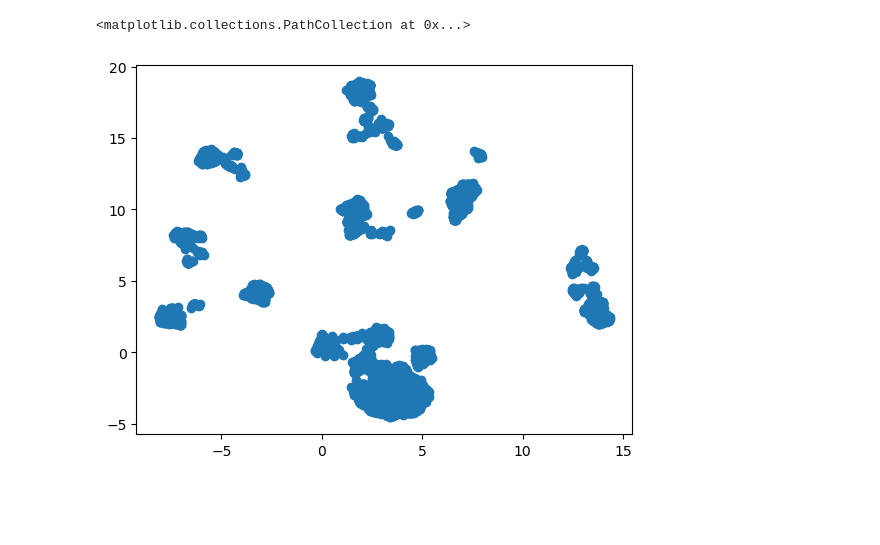
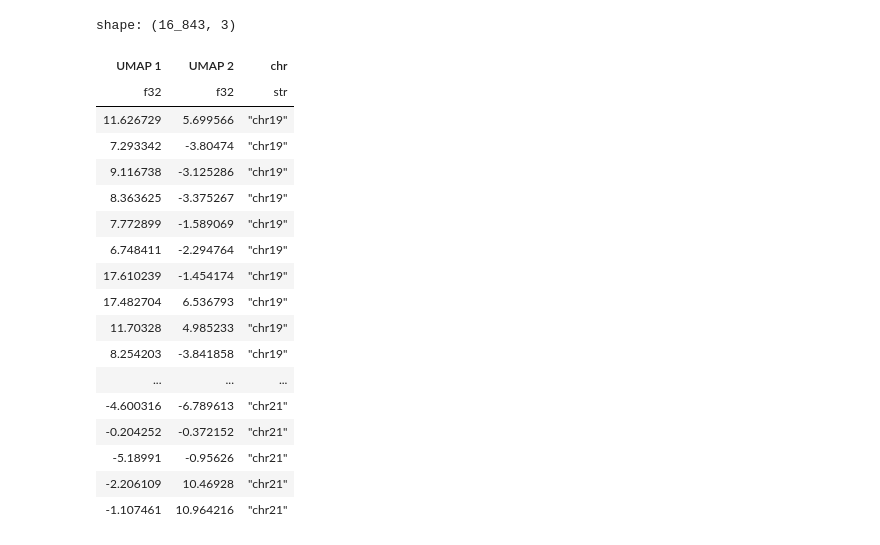
Before and after one commit to suhartobanerjee/robots_in_disguise, a Jupyter notebook: notebooks/explore_dims.ipynb, the cells around one changed output. Saved outputs shown, nothing was run; the diff lists cells and outputs as text; code cells hidden in the pictures; blank space fills up the shorter version.

```diff
--- a/notebooks/explore_dims.ipynb
+++ b/notebooks/explore_dims.ipynb
@@ -13,0 +29,14 @@ seq1_cls = embed_dim[-2:-1, 0:1, :].flatten()
+# %%
+with open("../proc/token_labels.txt") as file:
+    labels = file.read()
+
+# removing random chars inserted while saving the list
+labels = labels.replace("[", "")
+labels = labels.replace("]", "")
+labels = labels.replace("\'", "")
+labels = list(labels.split(","))
+
+# removing whitespace before string
+labels = [chr.strip() for chr in labels]
+
+len(labels)
@@ -55,5 +102,25 @@ plt.scatter(umap_embed[:, 0], umap_embed[:, 1])
-# %%
-plt.scatter(umap_embed[:, 0], umap_embed[:, 1])
-# %% [output]
-<matplotlib.collections.PathCollection at 0x...>
-[figure, removed]
+# %%
+# making a df to use with seaborn
+umap_df = pl.from_numpy(umap_embed, schema=["UMAP 1", "UMAP 2"])
+umap_df = umap_df.with_columns(pl.Series("chr", labels))
+umap_df
+# %% [output]
+shape: (16_843, 3)
+| UMAP 1 | UMAP 2 | chr |
+| f32 | f32 | str |
+| 11.626729 | 5.699566 | "chr19" |
+| 7.293342 | -3.80474 | "chr19" |
+| 9.116738 | -3.125286 | "chr19" |
+| 8.363625 | -3.375267 | "chr19" |
+| 7.772899 | -1.589069 | "chr19" |
+| 6.748411 | -2.294764 | "chr19" |
+| 17.610239 | -1.454174 | "chr19" |
+| 17.482704 | 6.536793 | "chr19" |
+| 11.70328 | 4.985233 | "chr19" |
+| 8.254203 | -3.841858 | "chr19" |
+| ... | ... | ... |
+| -4.600316 | -6.789613 | "chr21" |
+| -0.204252 | -0.372152 | "chr21" |
+| -5.18991 | -0.95626 | "chr21" |
+| -2.206109 | 10.46928 | "chr21" |
+| -1.107461 | 10.964216 | "chr21" |
```
Also changed, not shown: parts of 22 cells of this notebook, 2 other files.
